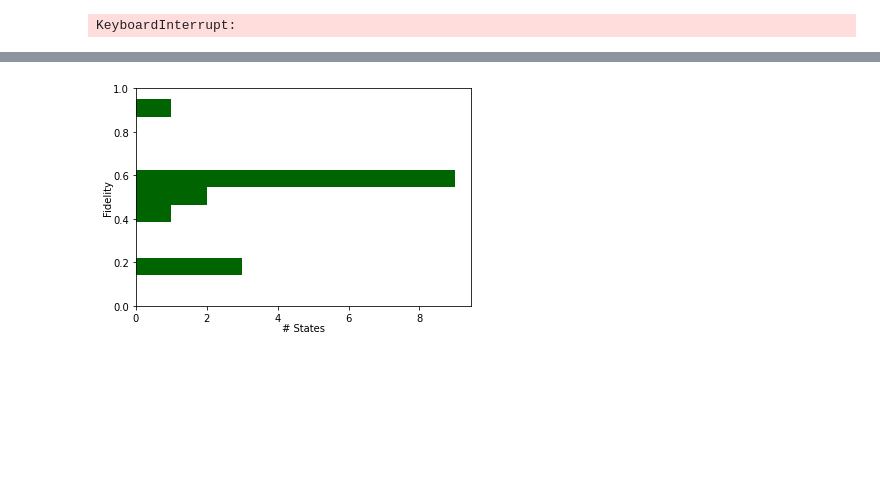
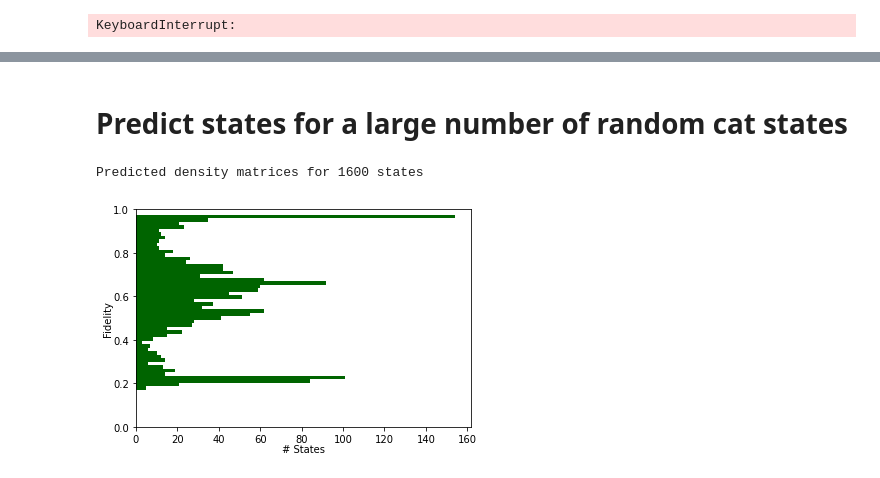
Before and after one commit to quantshah/qst-cgan, a Jupyter notebook: paper-figures/fig5a-single-shot.ipynb, the cells around one changed output, grey strips where cells are left out. Cells and saved outputs as stored; diff of their text form; code cells hidden in the pictures; blank space fills up the shorter version.

Commit message:
updated model

```diff
--- a/paper-figures/fig5a-single-shot.ipynb
+++ b/paper-figures/fig5a-single-shot.ipynb
@@ -355,15 +354,25 @@ show_comparision(pred_dm[:5], rhos[:5])
+# %% [markdown]
+# Predict states for a large number of random cat states
 # %%
 f_values = []
 
-for i in range(len(pred_dm)):
-    f_values.append(fidelity(pred_dm[i], rhos[i]))
+for i in tqdm(range(100)):
+    for rhos in generate_batch(batch_size):
+        rho_tf = dm_to_tf(rhos)
+        x = batched_expect(ops_batch, rho_tf)
+        pred_dm = tf_to_dm(model_dm([A, x]))
+
+        for i in range(len(pred_dm)):
+            f_values.append(fidelity(pred_dm[i], rhos[i]))
 # %%
+print("Predicted density matrices for {} states".format(len(f_values)))
 plt.hist(f_values,
-             bins=10, color="darkgreen",
+             bins=50, color="darkgreen",
              orientation='horizontal')
 plt.ylim(0, 1)
 plt.ylabel("Fidelity", labelpad = -0.1)
 plt.xlabel("# States", labelpad = -0.1)
 plt.show()
 # %% [output]
+Predicted density matrices for 1600 states
-[figure, old version]
+[figure, new version]
```
Also changed, not shown: parts of 2 cells of this notebook, 4 other files.
